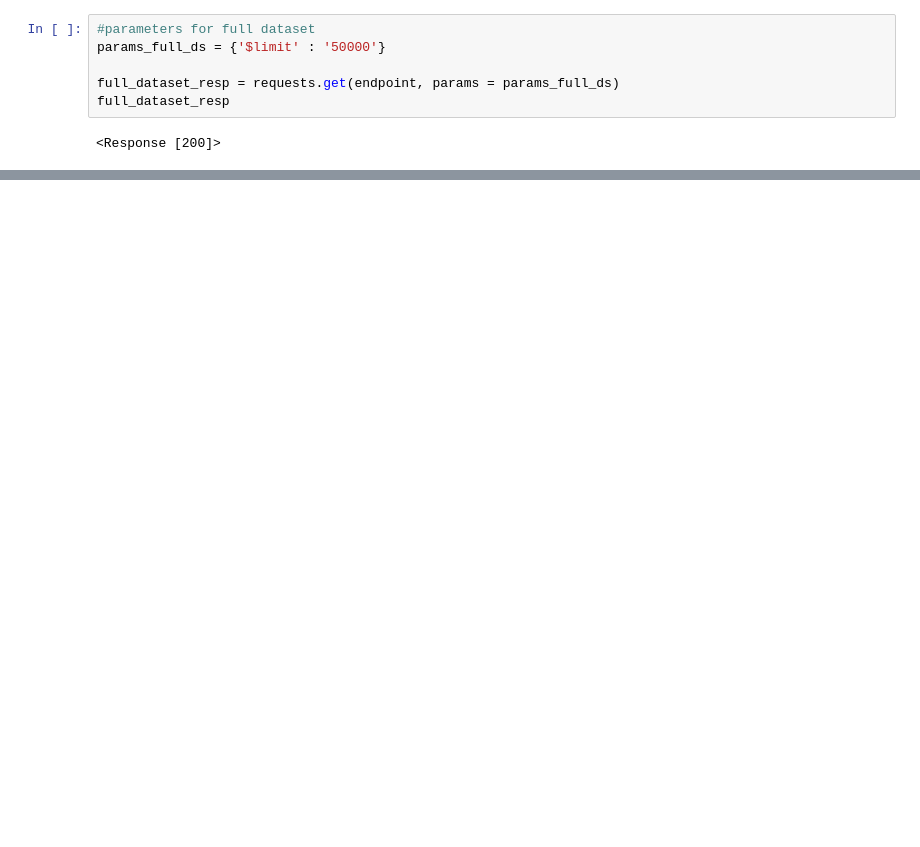
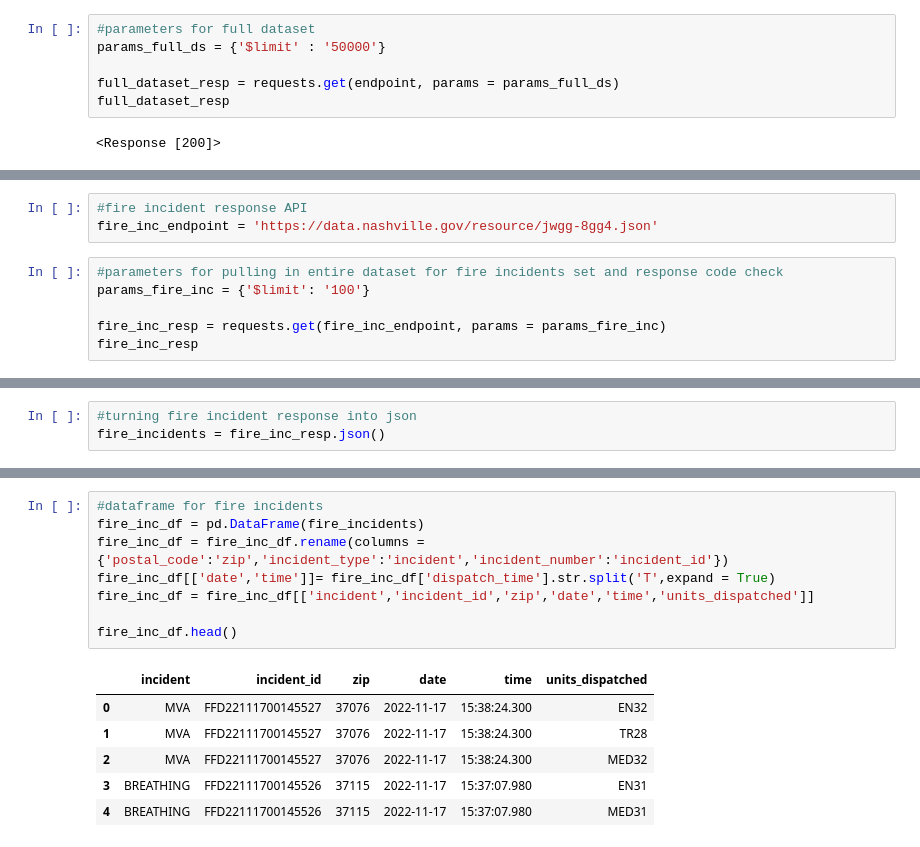
Before and after one commit to NSS-Full-Time-Data-Analytics-8/socrata_api-KoganScherer37, a Jupyter notebook: notebooks/socrata_api_project.ipynb, the cells around one changed output, grey strips where cells are left out. Drawn from its saved outputs; the diff is of its cells as text; blank space fills up the shorter version.

```diff
--- a/notebooks/socrata_api_project.ipynb
+++ b/notebooks/socrata_api_project.ipynb
@@ -151,0 +272,9 @@ len(top_500_searches)
+# %%
+#fire incident response API
+fire_inc_endpoint = 'https://data.nashville.gov/resource/jwgg-8gg4.json'
+# %%
+#parameters for pulling in entire dataset for fire incidents set and response code check
+params_fire_inc = {'$limit': '100'}
+
+fire_inc_resp = requests.get(fire_inc_endpoint, params = params_fire_inc)
+fire_inc_resp
@@ -151,0 +283,3 @@ len(top_500_searches)
+# %%
+#turning fire incident response into json
+fire_incidents = fire_inc_resp.json()
@@ -151,0 +305,15 @@ len(top_500_searches)
+# %%
+#dataframe for fire incidents
+fire_inc_df = pd.DataFrame(fire_incidents)
+fire_inc_df = fire_inc_df.rename(columns = {'postal_code':'zip','incident_type':'incident','incident_number':'incident_id'})
+fire_inc_df[['date','time']]= fire_inc_df['dispatch_time'].str.split('T',expand = True)
+fire_inc_df = fire_inc_df[['incident','incident_id','zip','date','time','units_dispatched']]
+
+fire_inc_df.head()
+# %% [output]
+|  | incident | incident_id | zip | date | time | units_dispatched |
+| 0 | MVA | FFD22111700145527 | 37076 | 2022-11-17 | 15:38:24.300 | EN32 |
+| 1 | MVA | FFD22111700145527 | 37076 | 2022-11-17 | 15:38:24.300 | TR28 |
+| 2 | MVA | FFD22111700145527 | 37076 | 2022-11-17 | 15:38:24.300 | MED32 |
+| 3 | BREATHING | FFD22111700145526 | 37115 | 2022-11-17 | 15:37:07.980 | EN31 |
+| 4 | BREATHING | FFD22111700145526 | 37115 | 2022-11-17 | 15:37:07.980 | MED31 |
```
Also changed, not shown: parts of 29 cells of this notebook.
